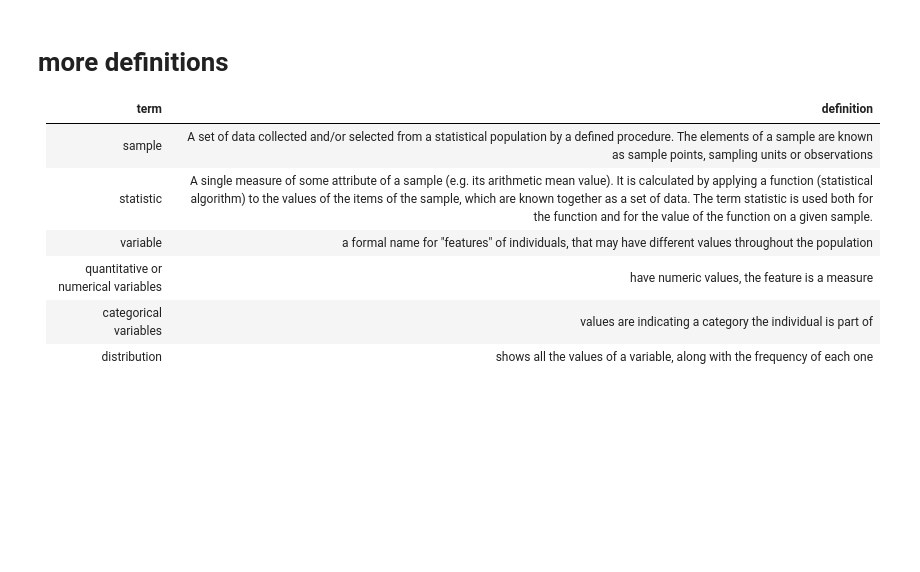
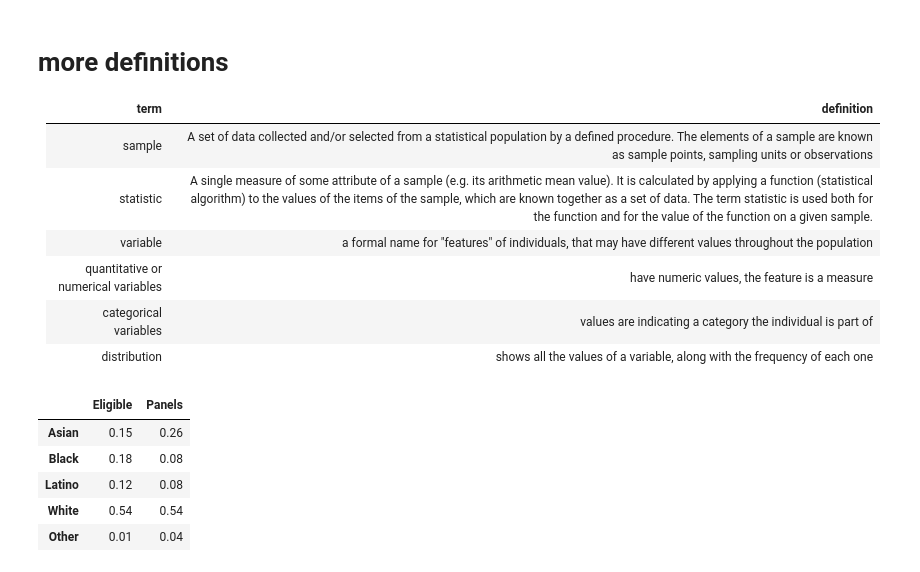
Before and after one commit to petrem/learn, a Jupyter notebook: py/ds/8.2_lec6.ipynb, the cells around one changed output. Saved outputs shown, nothing was run; the diff lists cells and outputs as text; code cells hidden in the pictures; blank space fills up the shorter version.

```diff
--- a/py/ds/8.2_lec6.ipynb
+++ b/py/ds/8.2_lec6.ipynb
@@ -57,3 +57,18 @@ variable | a formal name for "features" of individuals, that may have different
 quantitative or numerical variables | have numeric values, the feature is a measure
 categorical variables | values are indicating a category the individual is part of
 distribution | shows all the values of a variable, along with the frequency of each one
+# %%
+jury = pd.DataFrame({
+    'Eligible': (0.15, 0.18, 0.12, 0.54, 0.01),
+    'Panels': (0.26, 0.08, 0.08, 0.54, 0.04)
+    },
+    index=('Asian', 'Black', 'Latino', 'White', 'Other')
+)
+jury
+# %% [output]
+|  | Eligible | Panels |
+| Asian | 0.15 | 0.26 |
+| Black | 0.18 | 0.08 |
+| Latino | 0.12 | 0.08 |
+| White | 0.54 | 0.54 |
+| Other | 0.01 | 0.04 |
```
Also changed, not shown: parts of 15 cells of this notebook, 8 other files.
